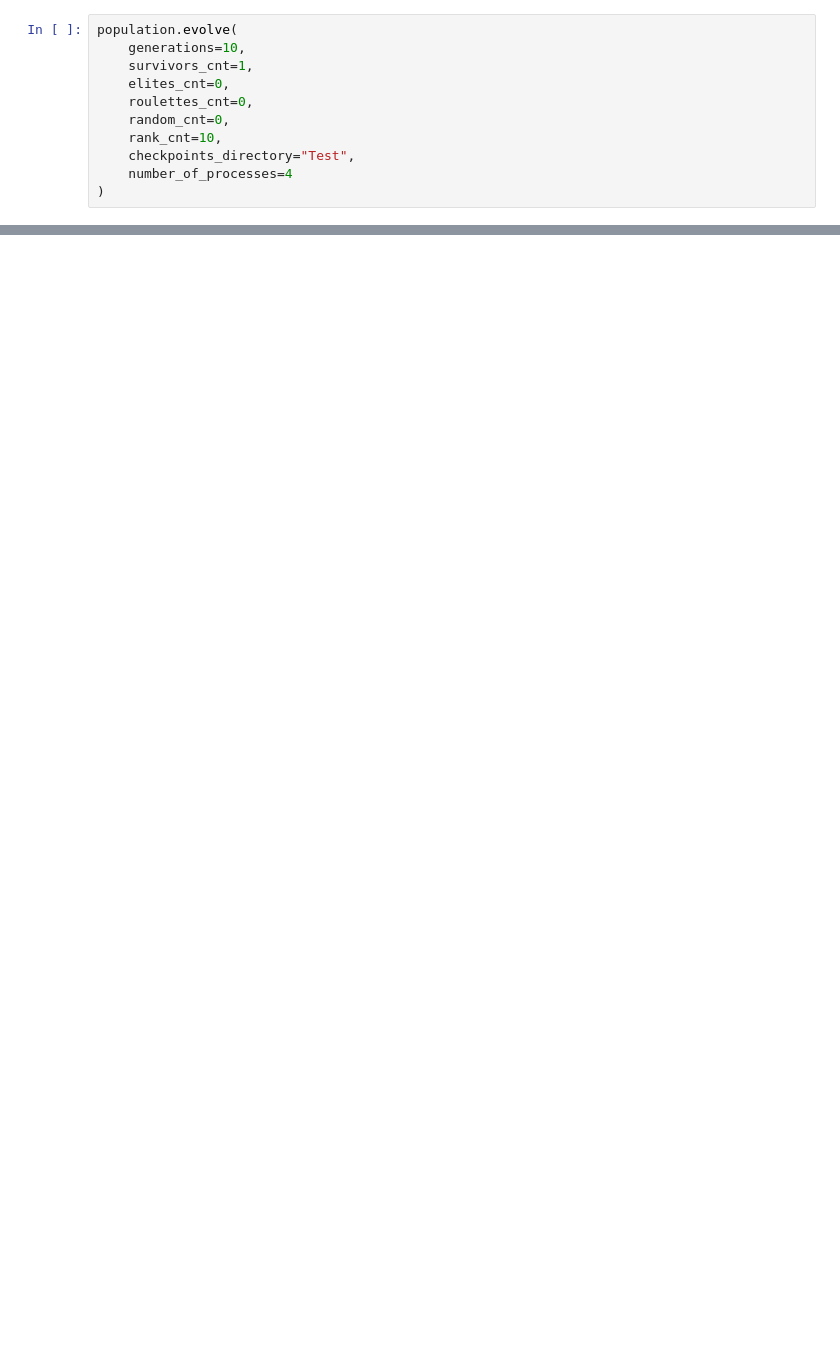
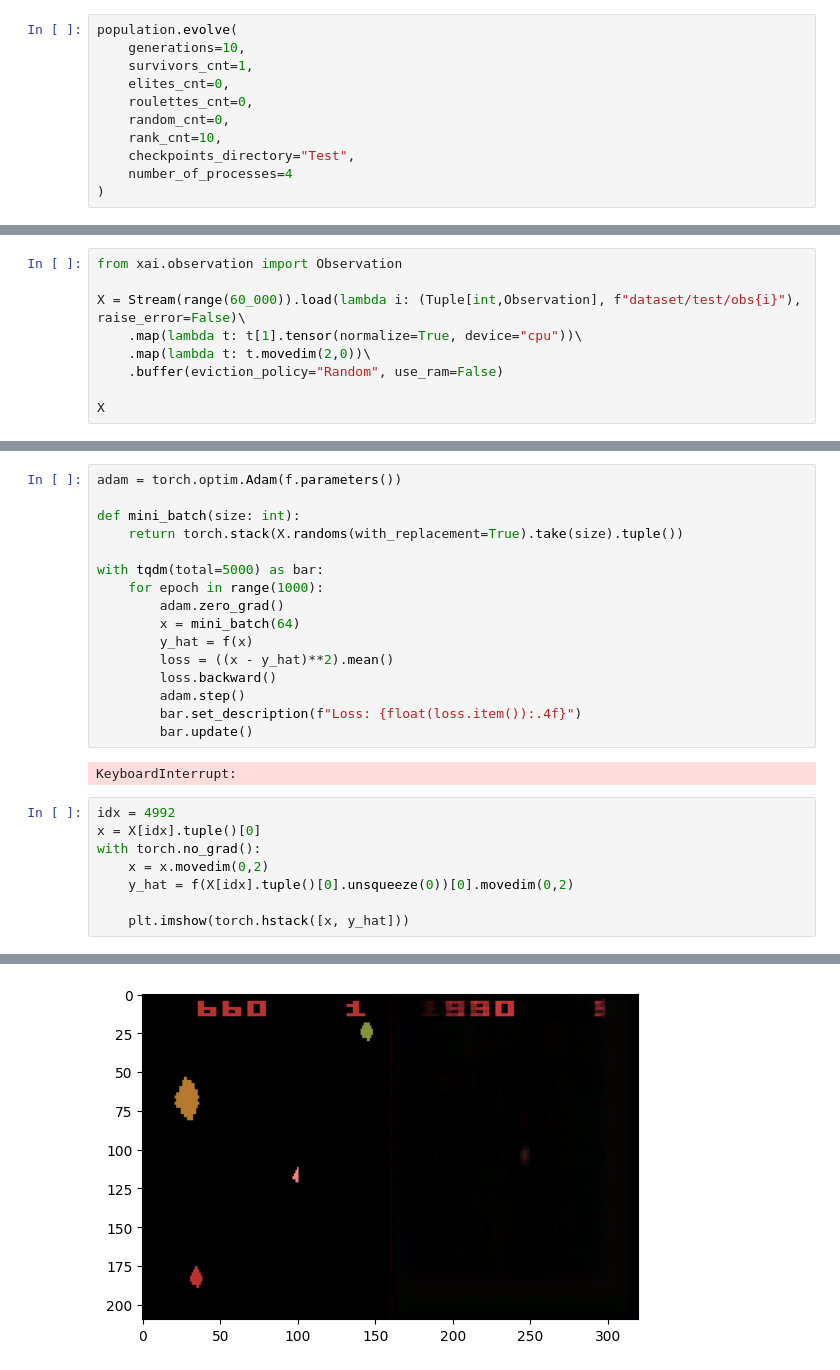
Before and after one commit to eivind-bn/master-project, a Jupyter notebook: ga_data_sample.ipynb, the cells around one changed output, grey strips where cells are left out. Saved outputs shown, nothing was run; the diff lists cells and outputs as text; blank space fills up the shorter version.

```diff
--- a/ga_data_sample.ipynb
+++ b/ga_data_sample.ipynb
@@ -28,0 +34,9 @@ population._observations
+# %%
+from xai.observation import Observation
+
+X = Stream(range(60_000)).load(lambda i: (Tuple[int,Observation], f"dataset/test/obs{i}"), raise_error=False)\
+    .map(lambda t: t[1].tensor(normalize=True, device="cpu"))\
+    .map(lambda t: t.movedim(2,0))\
+    .buffer(eviction_policy="Random", use_ram=False)
+
+X
@@ -30,0 +109,27 @@ torch.cuda.empty_cache()
+# %%
+adam = torch.optim.Adam(f.parameters())
+
+def mini_batch(size: int):
+    return torch.stack(X.randoms(with_replacement=True).take(size).tuple())
+
+with tqdm(total=5000) as bar:
+    for epoch in range(1000):
+        adam.zero_grad()
+        x = mini_batch(64)
+        y_hat = f(x)
+        loss = ((x - y_hat)**2).mean()
+        loss.backward()
+        adam.step()
+        bar.set_description(f"Loss: {float(loss.item()):.4f}")
+        bar.update()
+# %% [output]
+KeyboardInterrupt:
+# %%
+idx = 4992
+x = X[idx].tuple()[0]
+with torch.no_grad():
+    x = x.movedim(0,2)
+    y_hat = f(X[idx].tuple()[0].unsqueeze(0))[0].movedim(0,2)
+
+    plt.imshow(torch.hstack([x, y_hat]))
+# %% [output]
@@ -31 +137,2 @@ torch.cuda.empty_cache()
+[figure, added]
 # %%
```
Also changed, not shown: parts of 18 cells of this notebook, 8 other files.
